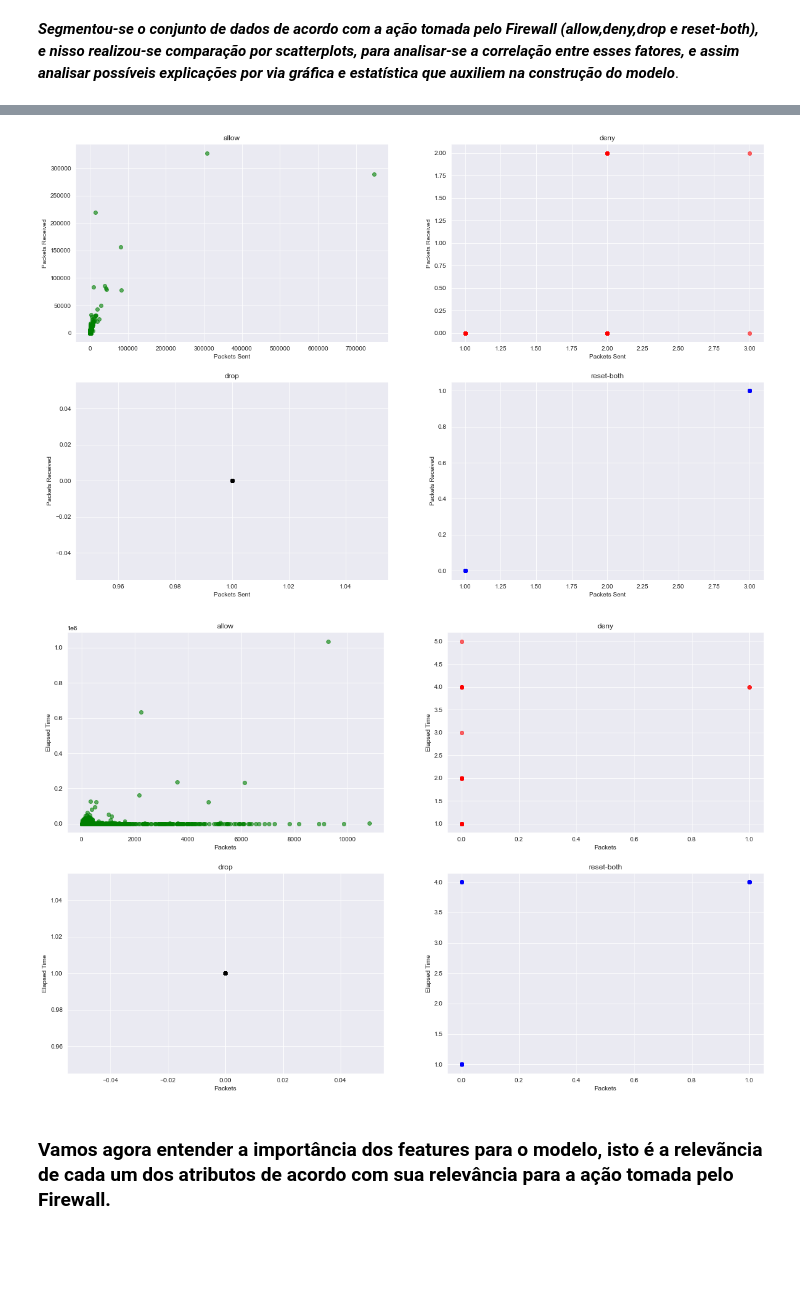
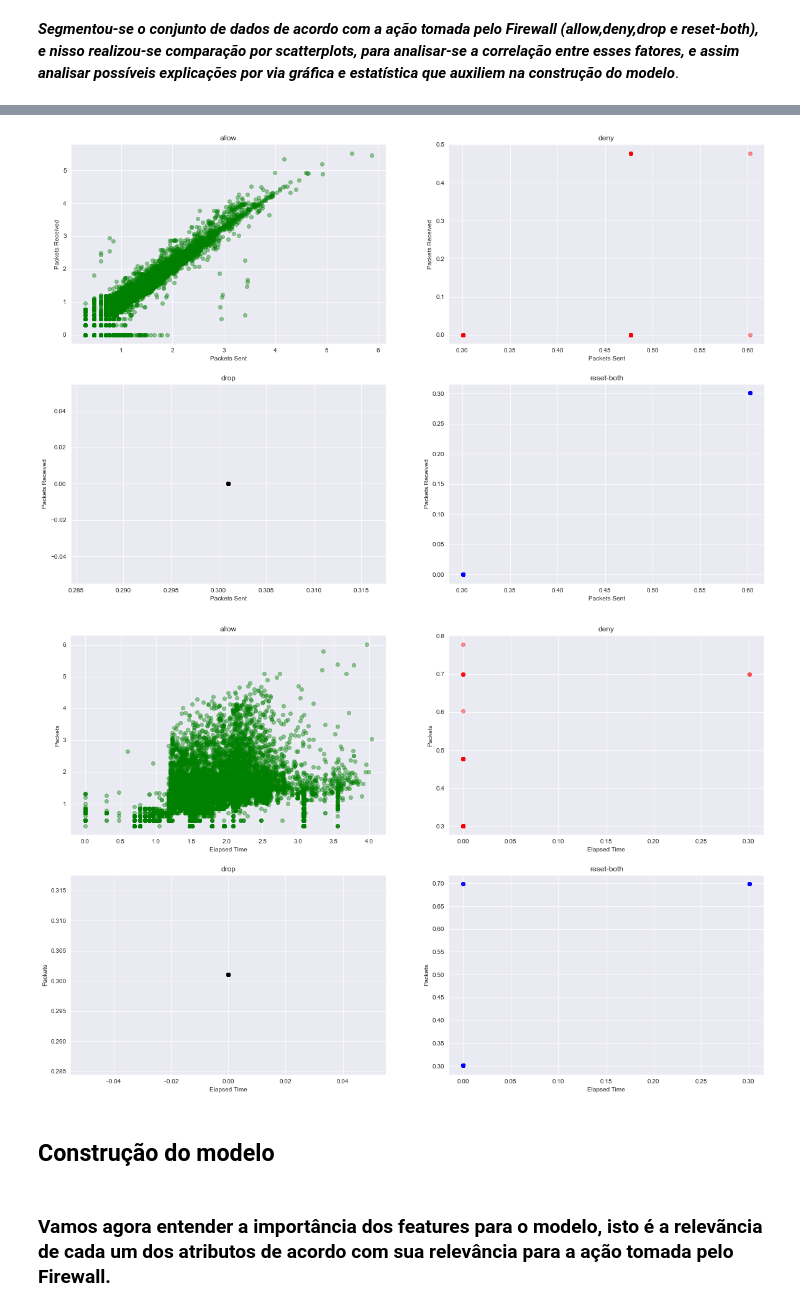
Before and after one commit to leticiacb1/Aviation_Accident_Analysis, a Jupyter notebook: Firewall_Project_Cdados2.ipynb, the cells around one changed output, grey strips where cells are left out. Cells and saved outputs as stored; diff of their text form; code cells hidden in the pictures; blank space fills up the shorter version.

```diff
--- a/Firewall_Project_Cdados2.ipynb
+++ b/Firewall_Project_Cdados2.ipynb
@@ -365,7 +441,8 @@ plt.figure(figsize=(20,13))
 for data,number,name,color in ([allow,1,'allow','green'],[deny,2,'deny','red'],
                                [drop,3,'drop','black'],[reset_both,4,'reset-both','blue']):
     plt.subplot(2,2,number)
-    plt.scatter(data['Bytes Sent'],data['Bytes Received'],alpha=0.6,color=color)
+    plt.scatter(normalizing(data['Bytes Sent']),
+                normalizing(data['Bytes Received']),alpha=0.4,color=color)
     plt.title(name)
     plt.xlabel('Bytes Sent')
     plt.ylabel('Bytes Received')
@@ -377,25 +454,29 @@ plt.figure(figsize=(20,13))
 for data,number,name,color in ([allow,1,'allow','green'],[deny,2,'deny','red'],
                                [drop,3,'drop','black'],[reset_both,4,'reset-both','blue']):
     plt.subplot(2,2,number)
-    plt.scatter(data['pkts_sent'],data['pkts_received'],alpha=0.6,color=color)
+    plt.scatter(normalizing(data['pkts_sent']),
+                normalizing(data['pkts_received']),alpha=0.4,color=color)
     plt.title(name)
     plt.xlabel('Packets Sent')
     plt.ylabel('Packets Received')
 plt.show()
 # %% [output]
-[figure, old version]
+[figure, new version]
 # %%
 plt.figure(figsize=(20,13))
 for data,number,name,color in ([allow,1,'allow','green'],[deny,2,'deny','red'],
                                [drop,3,'drop','black'],[reset_both,4,'reset-both','blue']):
     plt.subplot(2,2,number)
-    plt.scatter(data['Elapsed Time (sec)'],data['Packets'],alpha=0.6,color=color)
+    plt.scatter(normalizing(data['Elapsed Time (sec)']),
+                normalizing(data['Packets']),alpha=0.4,color=color)
     plt.title(name)
-    plt.xlabel('Packets')
-    plt.ylabel('Elapsed Time')
+    plt.ylabel('Packets')
+    plt.xlabel('Elapsed Time')
 plt.show()
 # %% [output]
-[figure, old version]
+[figure, new version]
+# %% [markdown]
+## Construção do modelo
 # %% [markdown]
 ### Vamos agora entender a importância dos features para o modelo, isto é a relevãncia de cada um dos atributos de acordo com sua relevância para a ação tomada pelo Firewall.
 # %%
```
Also changed, not shown: parts of 29 cells of this notebook.
